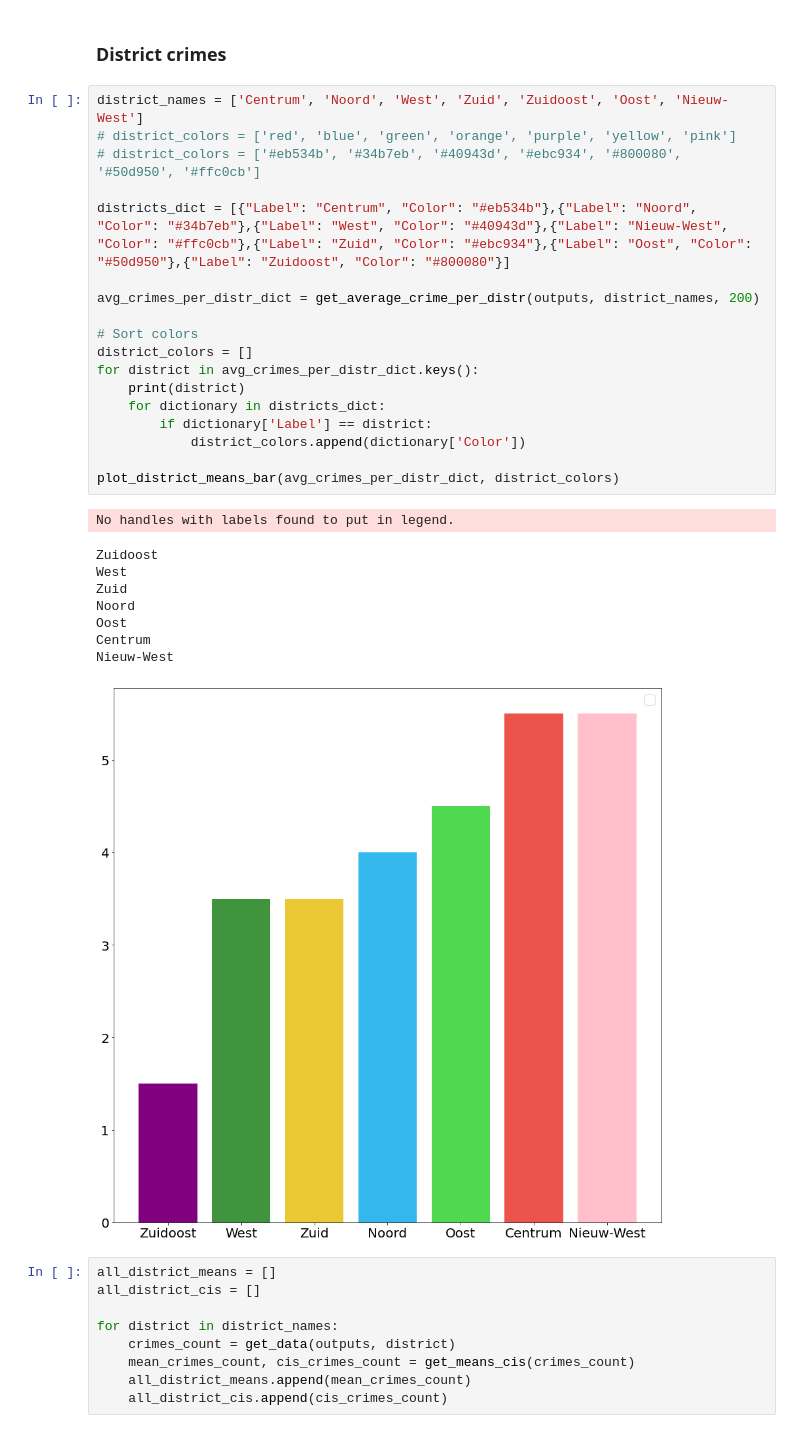
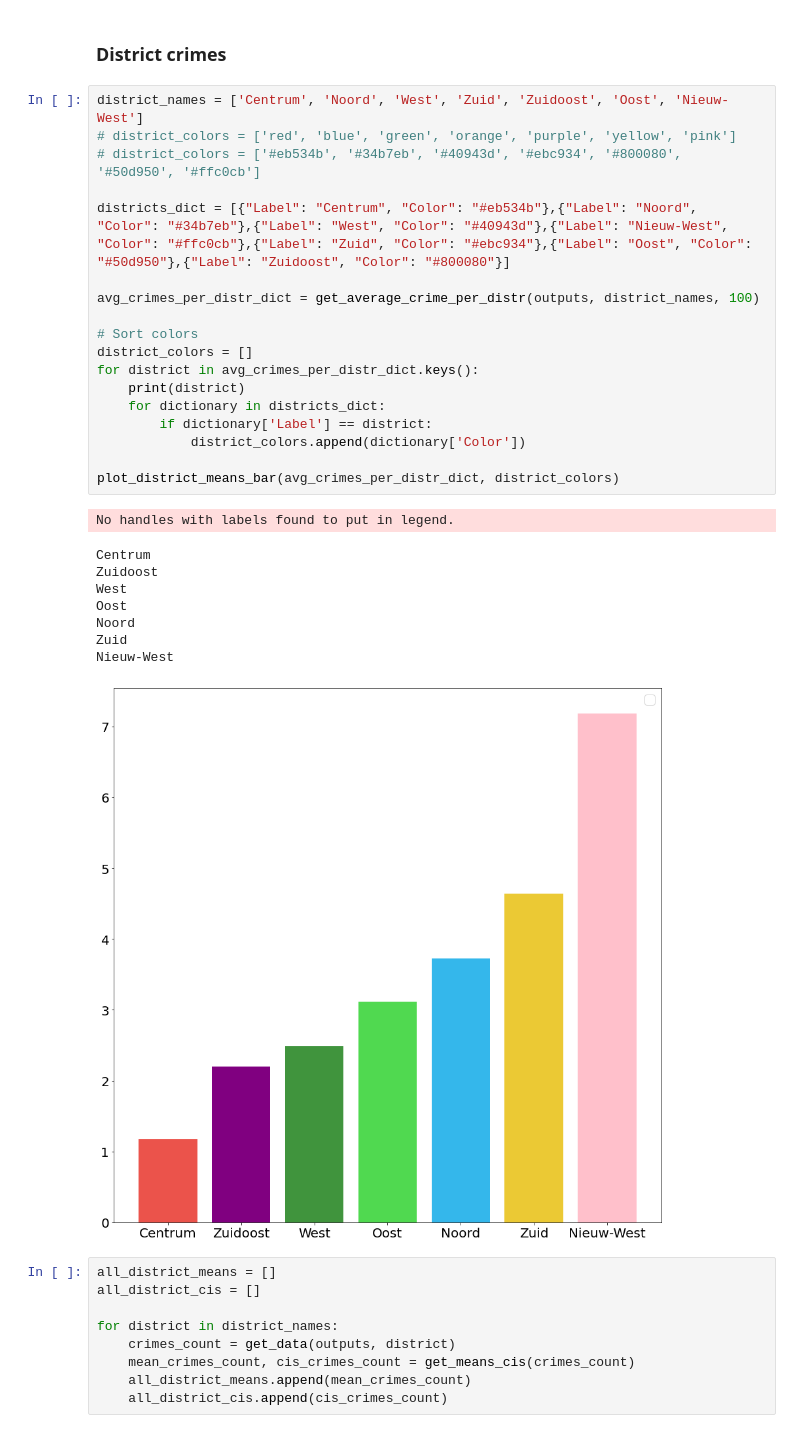
Before and after one commit to JesseFranzua/ABM-Cops-and-Criminals, a Jupyter notebook: mesa-main 2/mesa-main/examples/sugarscape_cg/sugarscape_cg/run_no_visual.ipynb, the cells around one changed output. Cells and saved outputs as stored; diff of their text form.

```diff
--- a/mesa-main 2/mesa-main/examples/sugarscape_cg/sugarscape_cg/run_no_visual.ipynb
+++ b/mesa-main 2/mesa-main/examples/sugarscape_cg/sugarscape_cg/run_no_visual.ipynb
@@ -352,31 +352,31 @@ plot_errorbars(mean_crimes_count, cis_crimes_count, "Mean num crimes committed")
 # %%
 district_names = ['Centrum', 'Noord', 'West', 'Zuid', 'Zuidoost', 'Oost', 'Nieuw-West']
 # district_colors = ['red', 'blue', 'green', 'orange', 'purple', 'yellow', 'pink']
 # district_colors = ['#eb534b', '#34b7eb', '#40943d', '#ebc934', '#800080', '#50d950', '#ffc0cb']
 
 districts_dict = [{"Label": "Centrum", "Color": "#eb534b"},{"Label": "Noord", "Color": "#34b7eb"},{"Label": "West", "Color": "#40943d"},{"Label": "Nieuw-West", "Color": "#ffc0cb"},{"Label": "Zuid", "Color": "#ebc934"},{"Label": "Oost", "Color": "#50d950"},{"Label": "Zuidoost", "Color": "#800080"}]
 
-avg_crimes_per_distr_dict = get_average_crime_per_distr(outputs, district_names, 200)
+avg_crimes_per_distr_dict = get_average_crime_per_distr(outputs, district_names, 100)
 
 # Sort colors
 district_colors = []
 for district in avg_crimes_per_distr_dict.keys():
     print(district)
     for dictionary in districts_dict:
         if dictionary['Label'] == district:
             district_colors.append(dictionary['Color'])
 
 plot_district_means_bar(avg_crimes_per_distr_dict, district_colors)
 # %% [output]
 No handles with labels found to put in legend.
+Centrum
 Zuidoost
 West
+Oost
+Noord
 Zuid
-Noord
-Oost
-Centrum
 Nieuw-West
-[figure, old version]
+[figure, new version]
 # %%
 all_district_means = []
 all_district_cis = []
```
Also changed, not shown: parts of 10 cells of this notebook, 1 other file.
